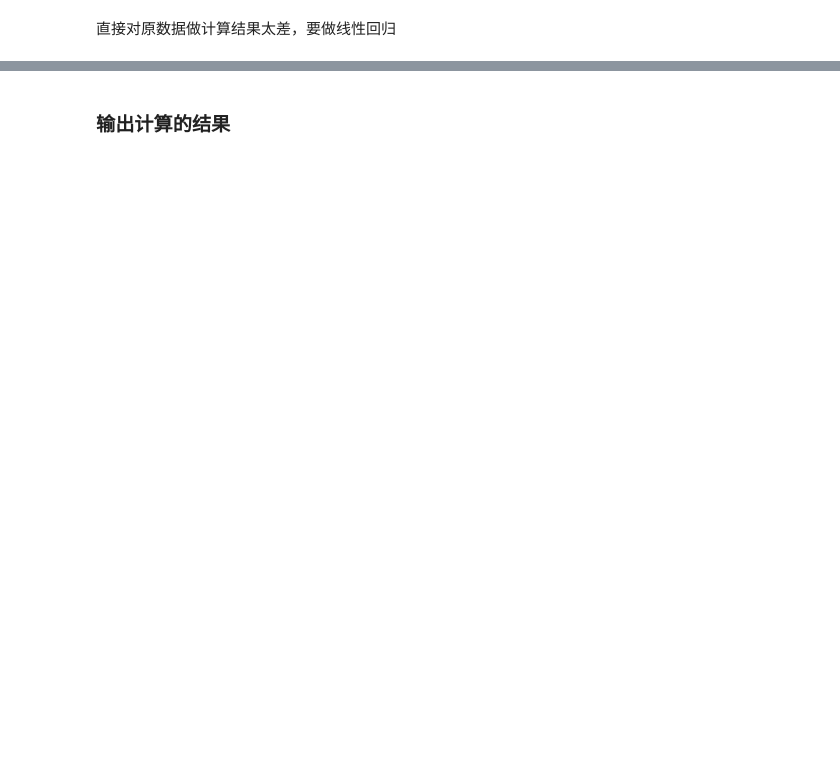
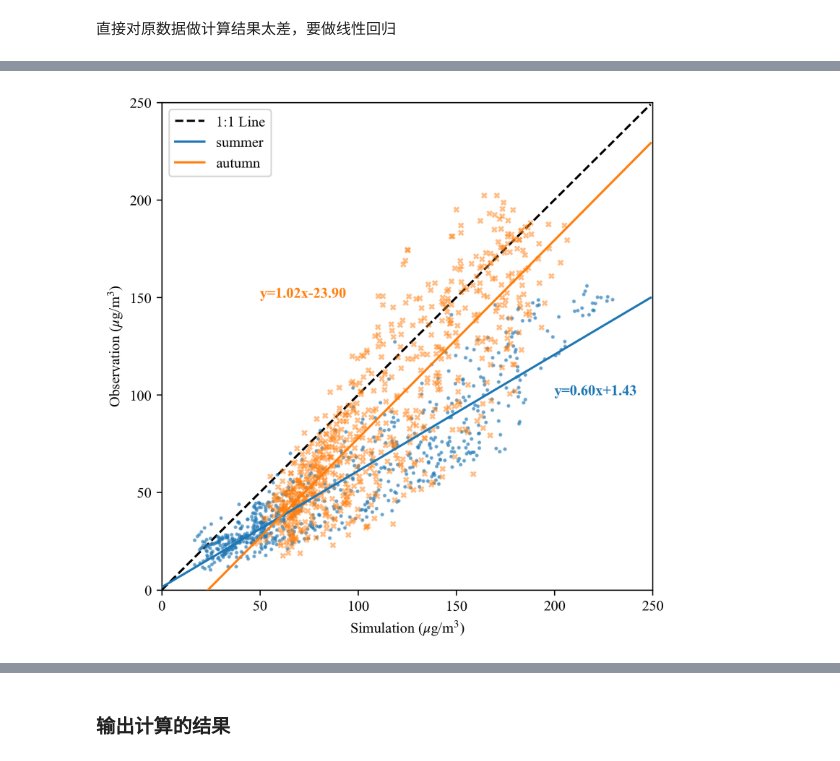
Before and after one commit to Iphisxu/MasterGRAD-Seasonally, a Jupyter notebook: scripts/Contributions/scatter/calc_contribution.ipynb, the cells around one changed output, grey strips where cells are left out. Saved outputs shown, nothing was run; the diff lists cells and outputs as text; code cells hidden in the pictures; blank space fills up the shorter version.

```diff
--- a/scripts/Contributions/scatter/calc_contribution.ipynb
+++ b/scripts/Contributions/scatter/calc_contribution.ipynb
@@ -145,3 +162,28 @@ for data_type, columns in data_lists.items():
+# %%
+strdict = {'weight':'bold'}
+
+fig = plt.figure(figsize=(6, 6),dpi=300)
+ax = fig.add_subplot(111)
+ax.plot(np.arange(0,250),np.arange(0,250),'k--',zorder=0,label='1:1 Line')
+slope = lr['summer']['slope']
+intercept = lr['summer']['intercept']
+ax.plot(np.arange(0,250),slope*np.arange(0,250)+intercept,color='tab:blue',zorder=4,label='summer')
+ax.text(200,100,s=f'y={slope:.2f}x+{intercept:.2f}',color='tab:blue',fontdict=strdict)
+slope = lr['autumn']['slope']
+intercept = lr['autumn']['intercept']
+ax.plot(np.arange(0,250),slope*np.arange(0,250)+intercept,color='tab:orange',zorder=4,label='autumn')
+ax.text(50,150,s=f'y={slope:.2f}x{intercept:.2f}',color='tab:orange',fontdict=strdict)
+
+ax.scatter(sim_summer.values, obs_summer.values,color='tab:blue',s=10, marker='.',alpha=0.5)
+ax.scatter(sim_autumn.values, obs_autumn.values,color='tab:orange',s=10, marker='x',alpha=0.5)
+ax.set_xlim(0,250)
+ax.set_ylim(0,250)
+ax.set_xlabel('Simulation ($\mu$g/m$^3$)')
+ax.set_ylabel('Observation ($\mu$g/m$^3$)')
+ax.legend()
+plt.show()
+# %% [output]
+[figure, added]
 # %%
 fig = plt.figure(figsize=(6, 6),dpi=300)
 ax = fig.add_subplot(111)
```
Also changed, not shown: parts of 40 cells of this notebook, 2 other files.
